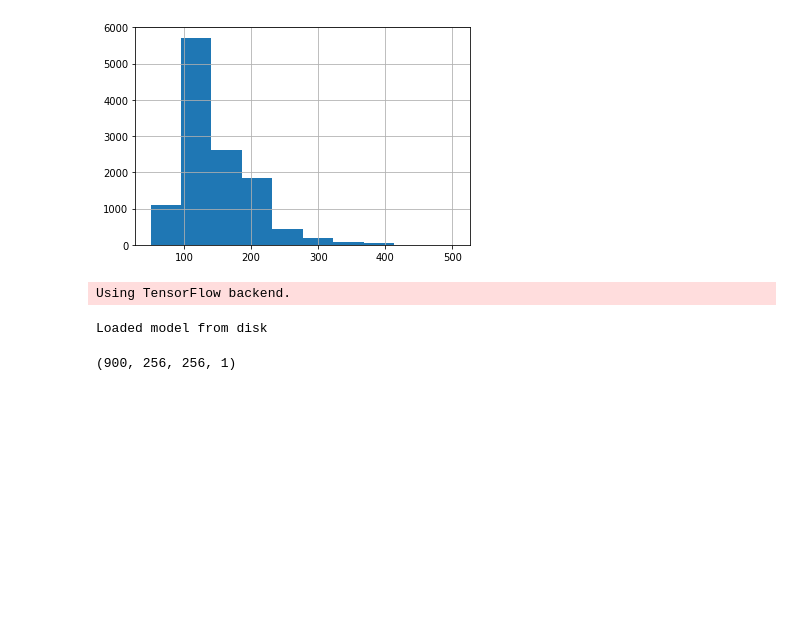
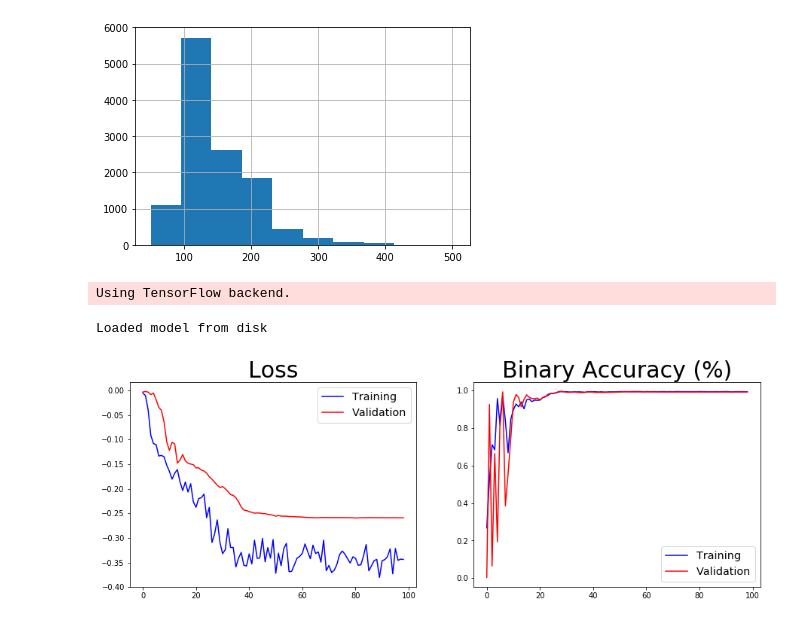
Before and after one commit to Markov025nuaa/Machine-Learning-Project, a Jupyter notebook: notebook/Prediction.ipynb, the cells around one changed output. Cells and saved outputs as stored; diff of their text form; code cells hidden in the pictures; blank space fills up the shorter version.

Commit message:
output and pediction v1

```diff
--- a/notebook/Prediction.ipynb
+++ b/notebook/Prediction.ipynb
@@ -206,5 +216,36 @@ loaded_model.load_weights("test1/seg_model.h5")
 print("Loaded model from disk")
 # %% [output]
 Loaded model from disk
+# %%
+import pickle
+# with (open("output/bi_acc.p", "rb")) as openfile:
+#     bi_acc = pickle.load(openfile)
+
+with open('output/epochs.p', 'rb') as fp:
+    epochs = pickle.load(fp)
+
+with open('output/loss_loss.p', 'rb') as fp:
+    loss_loss = pickle.load(fp)
+
+with open('output/val_loss.p', 'rb') as fp:
+    val_loss = pickle.load(fp)
+
+with open('output/bi_acc.p', 'rb') as fp:
+    bi_acc = pickle.load(fp)
+
+with open('output/val_bi_acc.p', 'rb') as fp:
+    val_bi_acc = pickle.load(fp)
+# %%
+fig, (ax1, ax2) = plt.subplots(1, 2, figsize=(15, 5))
+ax1.plot(epochs, loss_loss, 'b-',epochs, val_loss, 'r-')
+ax1.legend(['Training', 'Validation'], fontsize = 'x-large')
+ax1.set_title('Loss', fontsize=30)
+ax2.plot(epochs, bi_acc, 'b-', epochs, val_bi_acc, 'r-')
+ax2.legend(['Training', 'Validation'], fontsize = 'x-large')
+ax2.set_title('Binary Accuracy (%)', fontsize=30)
+fig.savefig('loss_history')
+plt.show()
+# %% [output]
+[figure, added]
 # %%
 loaded_model.compile(optimizer=Adam(1e-3, decay=1e-6), loss=IoU, metrics=['binary_accuracy'])
@@ -229,4 +255,0 @@ intersection, union = IoU_test(test_y, pred_y_int, eps=1e-6)
-# %%
-test_y.shape
-# %% [output]
-(900, 256, 256, 1)
```
Also changed, not shown: parts of 16 cells of this notebook, 21 other files.
